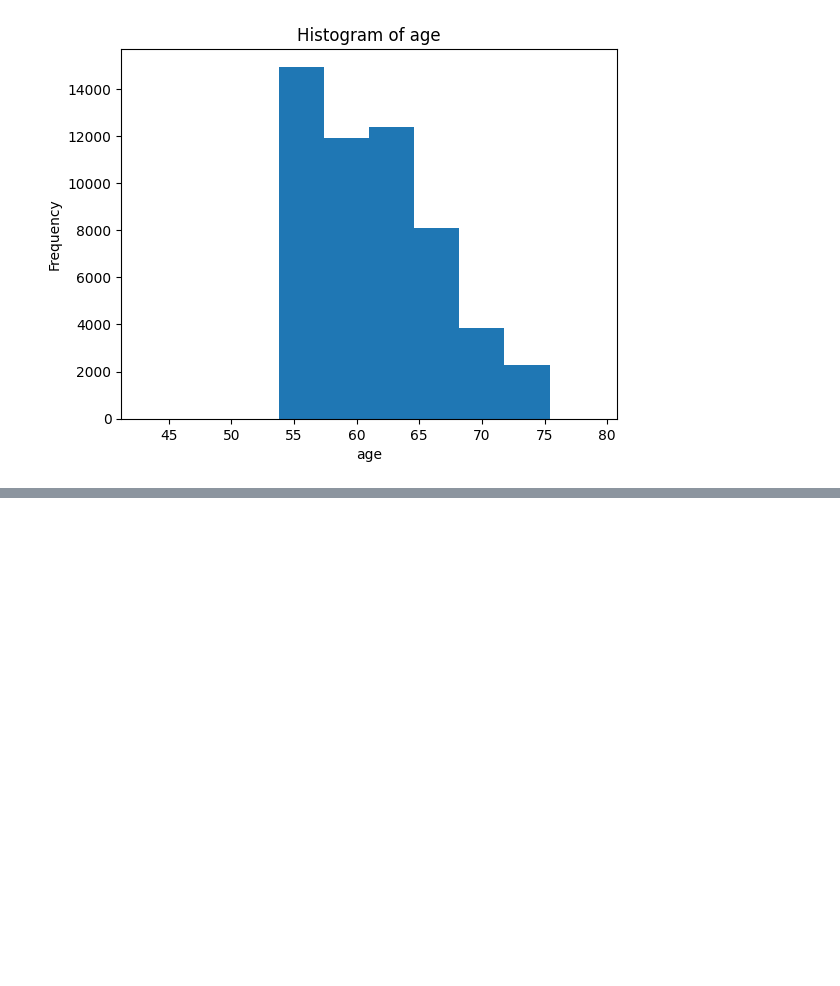
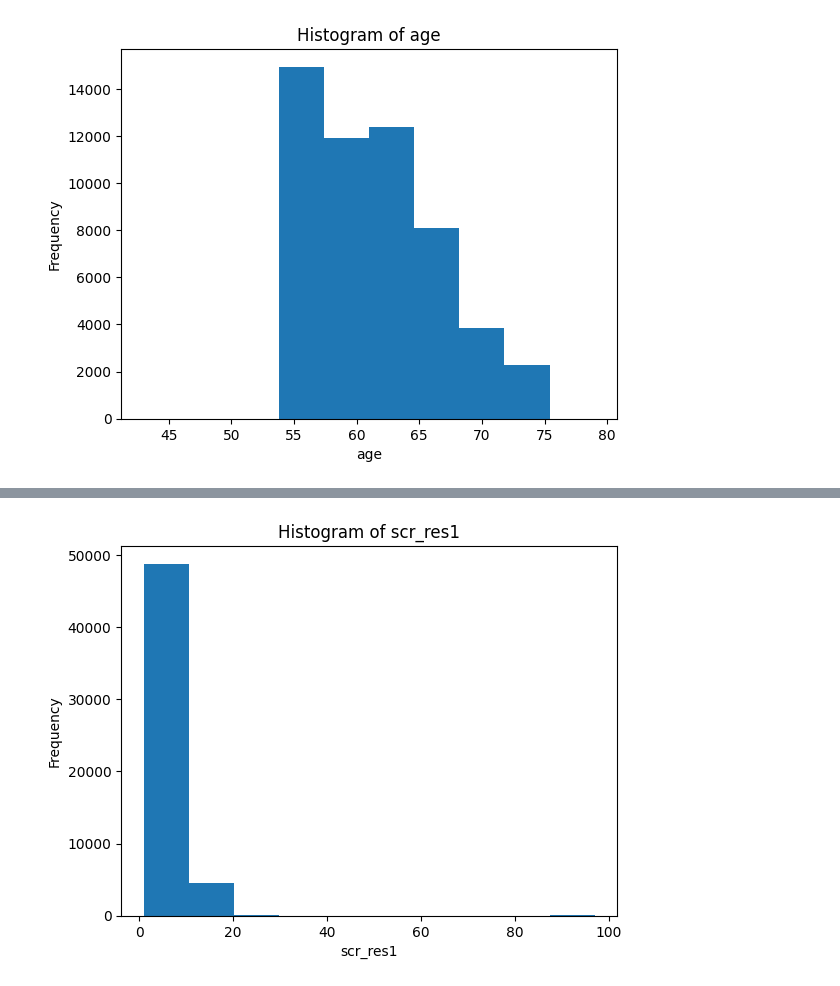
Before and after one commit to Desmondonam/Lung_cancer_Prediction, a Jupyter notebook: Lung_cancer_ML.ipynb, the cells around one changed output, grey strips where cells are left out. Saved outputs shown, nothing was run; the diff lists cells and outputs as text; code cells hidden in the pictures; blank space fills up the shorter version.

```diff
--- a/Lung_cancer_ML.ipynb
+++ b/Lung_cancer_ML.ipynb
@@ -353,0 +379,8 @@ plt.show()
+# %%
+plt.hist(data['scr_res1'], bins=10)
+plt.xlabel('scr_res1')
+plt.ylabel('Frequency')
+plt.title('Histogram of scr_res1')
+plt.show()
+# %% [output]
+[figure, added]
```
Also changed, not shown: parts of 4 cells of this notebook.
